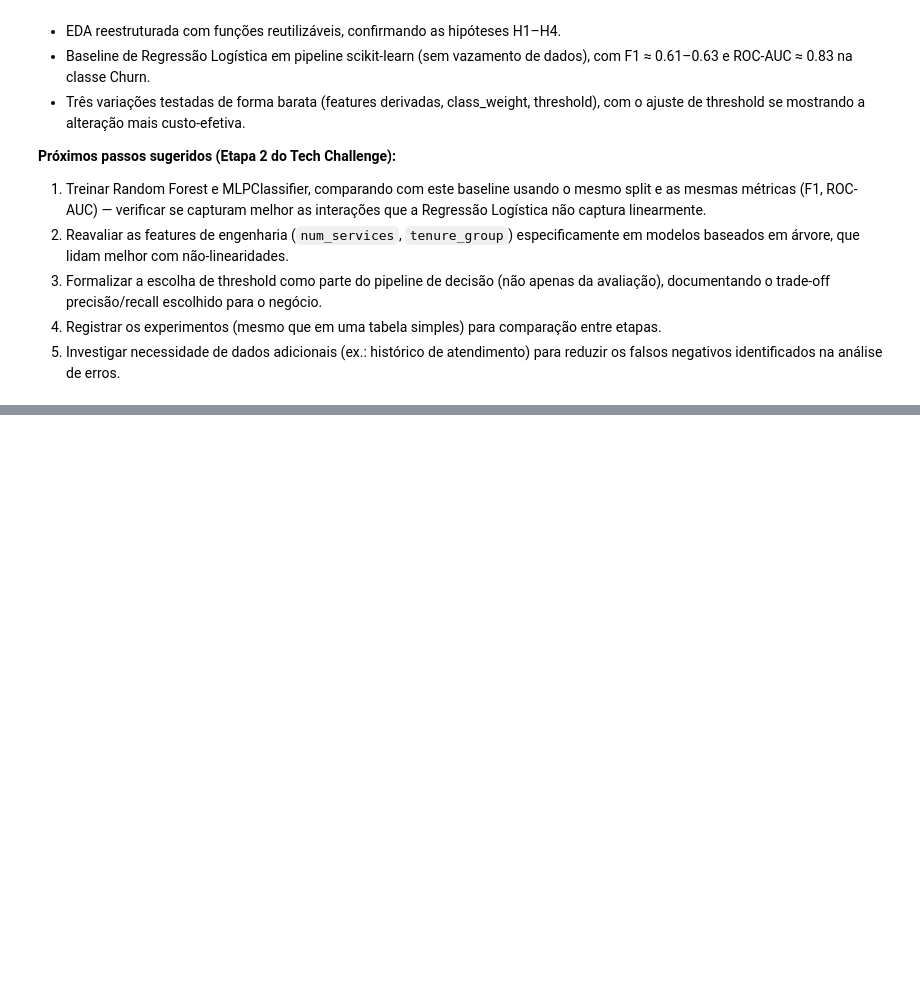
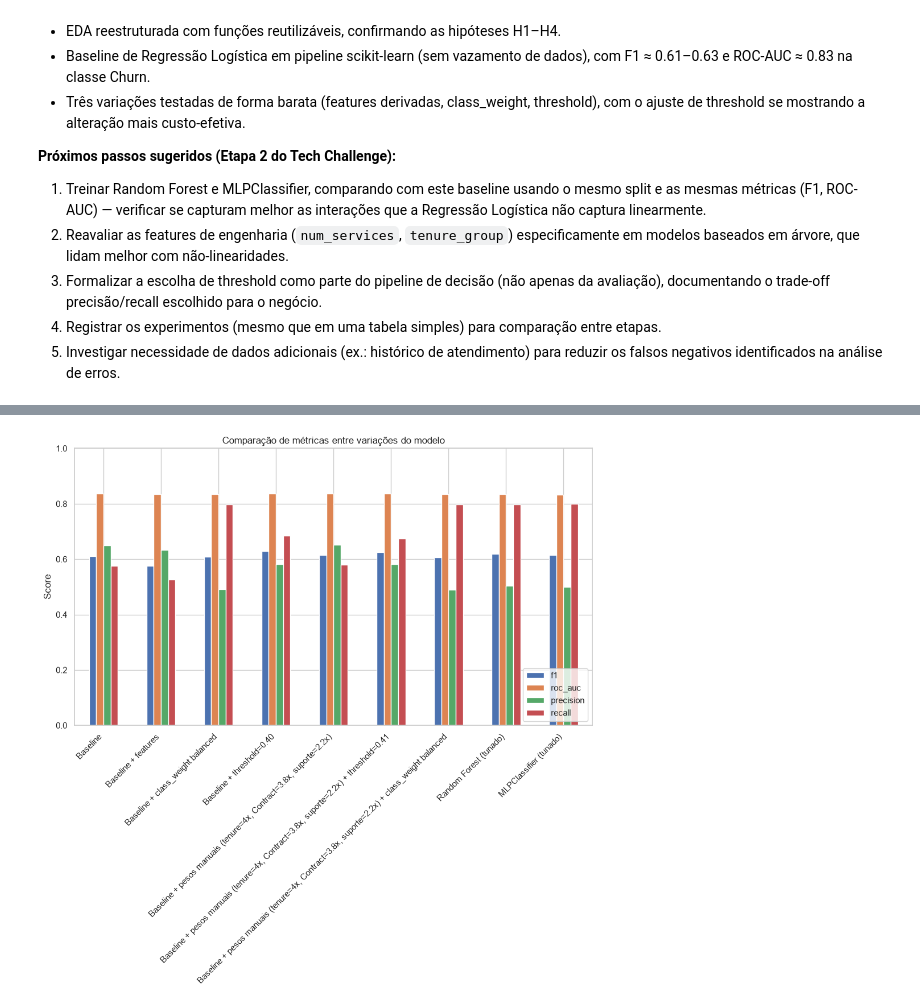
Before and after one commit to rafacferreira/churn_prediction_challenge, a Jupyter notebook: notebooks/02_eda_normalizacao_baseline_pesos.ipynb, the cells around one changed output, grey strips where cells are left out. Drawn from its saved outputs; the diff is of its cells as text; code cells hidden in the pictures; blank space fills up the shorter version.

```diff
--- a/notebooks/02_eda_normalizacao_baseline_pesos.ipynb
+++ b/notebooks/02_eda_normalizacao_baseline_pesos.ipynb
@@ -939,2 +916,15 @@ Melhor F1 (CV): 0.629
 | Random Forest (tunado) | 0.618 | 0.835 | 0.504 | 0.797 |
 | MLPClassifier (tunado) | 0.615 | 0.833 | 0.499 | 0.799 |
+# %%
+tabela_comparativa[["f1", "roc_auc", "precision", "recall"]].plot(
+    kind="bar", figsize=(10, 10)
+)
+plt.title("Comparação de métricas entre variações do modelo")
+plt.ylabel("Score")
+plt.xticks(rotation=45, ha="right")
+plt.ylim(0, 1)
+plt.legend(loc="lower right")
+plt.tight_layout()
+plt.show()
+# %% [output]
+[figure, added]
```
Also changed, not shown: parts of 5 cells of this notebook.
